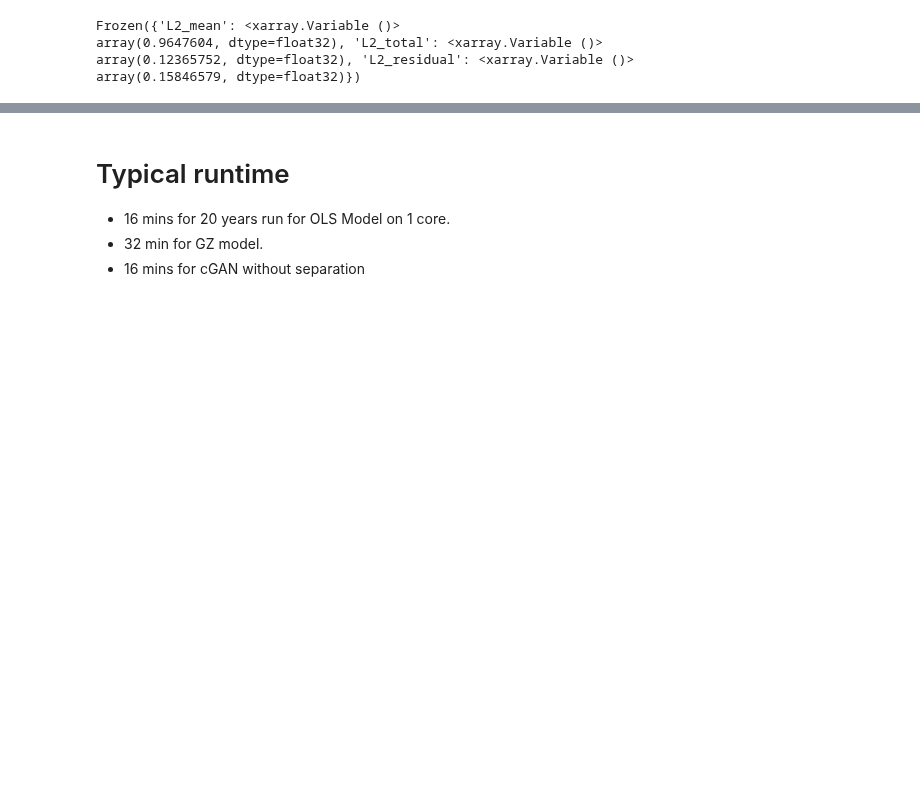
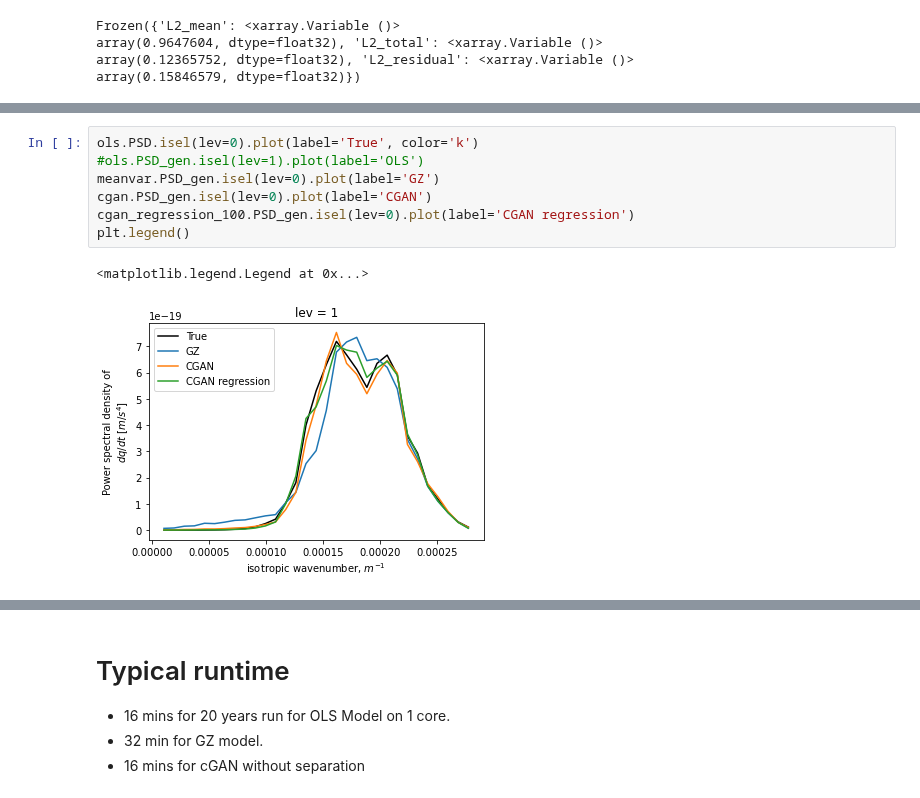
Before and after one commit to m2lines/pyqg_generative, a Jupyter notebook: notebooks/parameterization.ipynb, the cells around one changed output, grey strips where cells are left out. Saved outputs shown, nothing was run; the diff lists cells and outputs as text; blank space fills up the shorter version.

Commit message:
Regression CGAN

```diff
--- a/notebooks/parameterization.ipynb
+++ b/notebooks/parameterization.ipynb
@@ -173,0 +205,10 @@ array(0.15846579, dtype=float32)})
+# %%
+ols.PSD.isel(lev=0).plot(label='True', color='k')
+#ols.PSD_gen.isel(lev=1).plot(label='OLS')
+meanvar.PSD_gen.isel(lev=0).plot(label='GZ')
+cgan.PSD_gen.isel(lev=0).plot(label='CGAN')
+cgan_regression_100.PSD_gen.isel(lev=0).plot(label='CGAN regression')
+plt.legend()
+# %% [output]
+<matplotlib.legend.Legend at 0x...>
+[figure, added]
```
Also changed, not shown: parts of 5 cells of this notebook, 1 other file.
